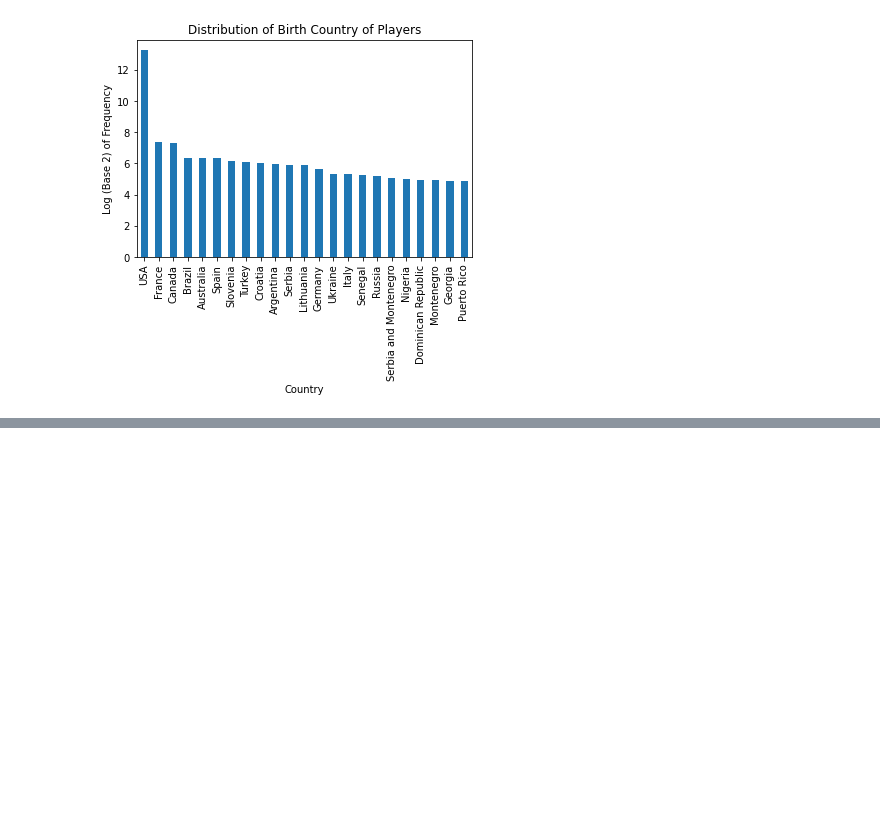
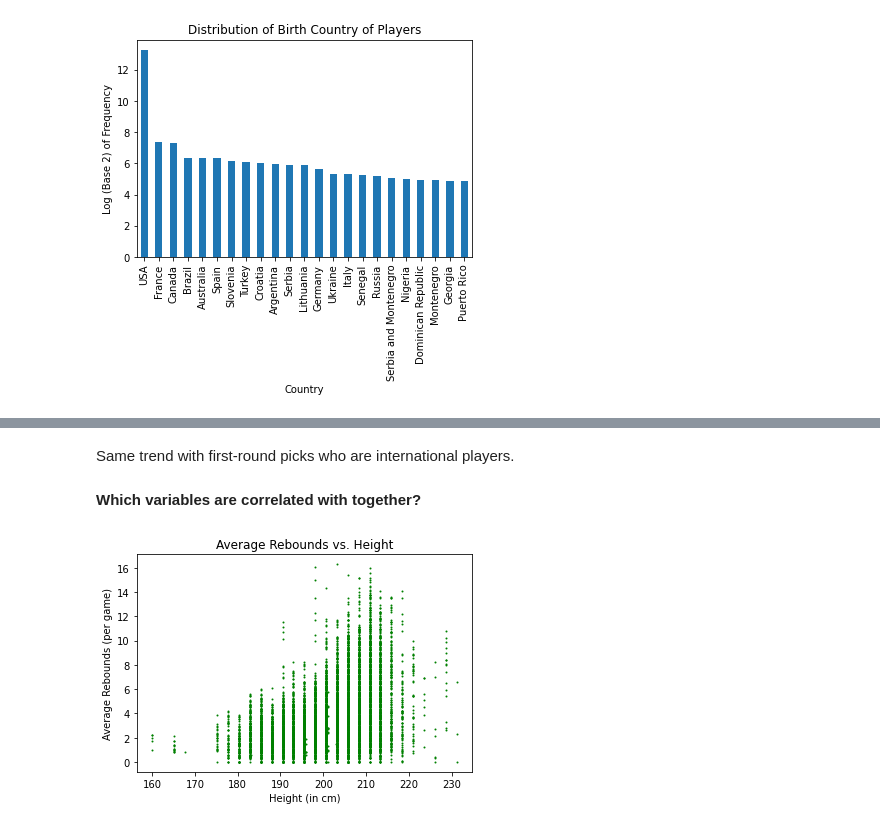
Before and after one commit to byw2/data-expedition, a Jupyter notebook: nba_players/nba_players.ipynb, the cells around one changed output, grey strips where cells are left out. Saved outputs shown, nothing was run; the diff lists cells and outputs as text; code cells hidden in the pictures; blank space fills up the shorter version.

```diff
--- a/nba_players/nba_players.ipynb
+++ b/nba_players/nba_players.ipynb
@@ -267,0 +309,12 @@ plt.show()
+# %% [markdown]
+Same trend with first-round picks who are international players.
+# %% [markdown]
+**Which variables are correlated with together?**
+# %%
+plt.scatter(x=df.height, y=df.avg_rebs, color='green', s=1)
+plt.title('Average Rebounds vs. Height')
+plt.xlabel('Height (in cm)')
+plt.ylabel('Average Rebounds (per game)')
+plt.show()
+# %% [output]
+[figure, added]
```
Also changed, not shown: parts of 14 cells of this notebook.
